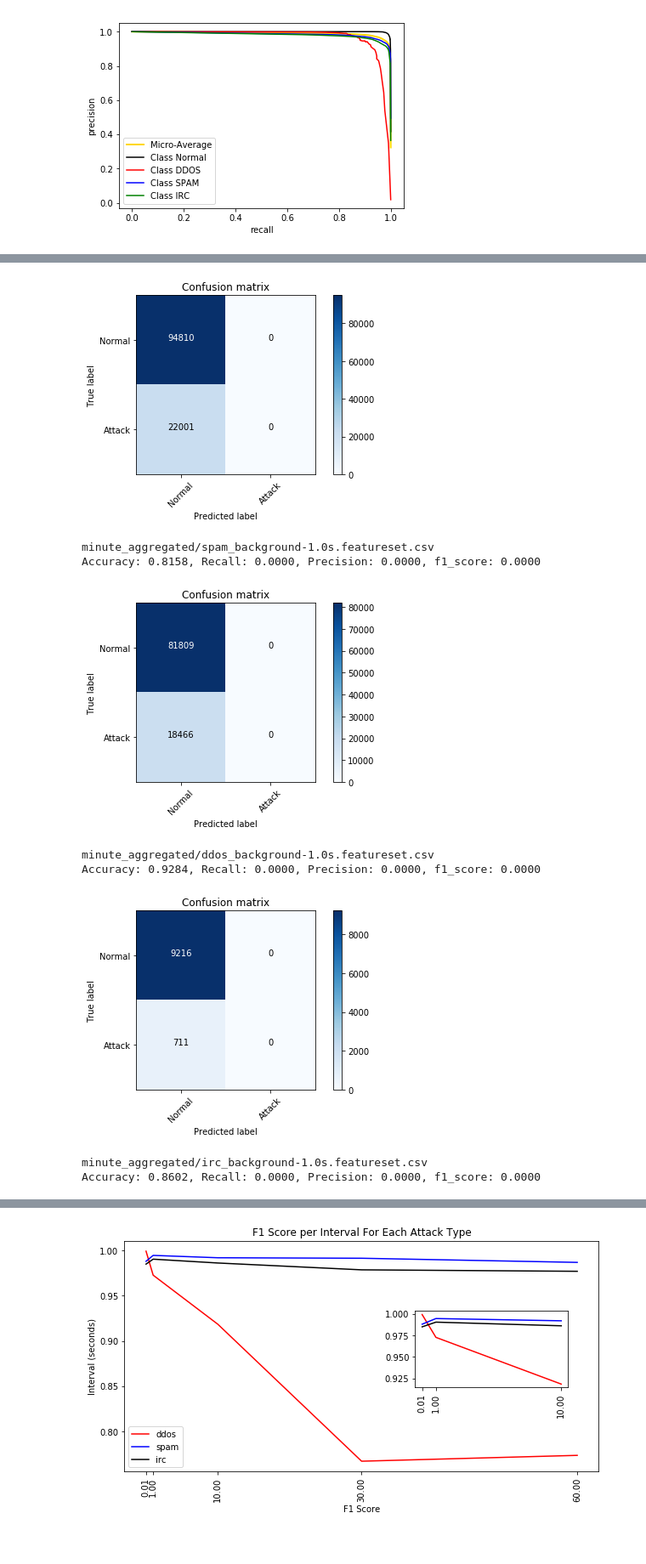
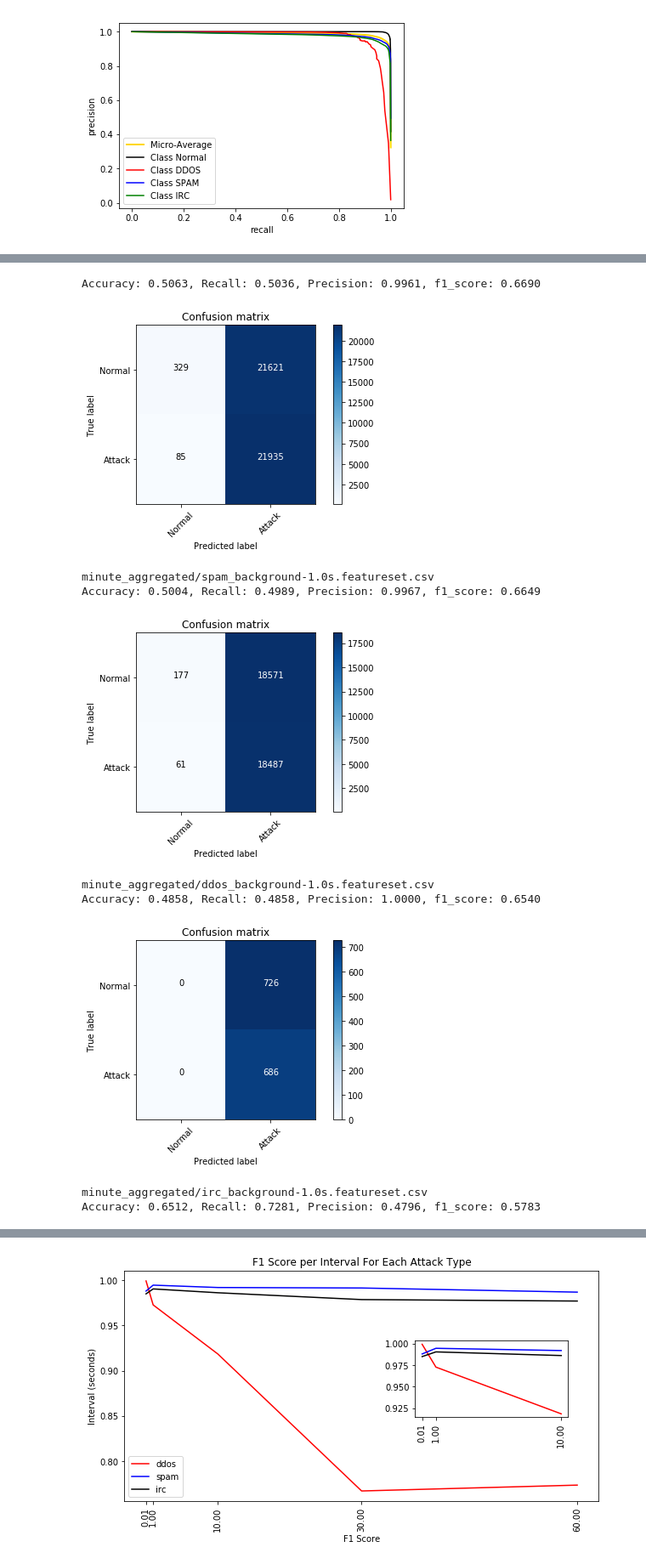
Before and after one commit to SpokenBanana/lambda-code, a Jupyter notebook: ddos-detection/Detecting Attacks.ipynb, the cells around one changed output, grey strips where cells are left out. Shown at 85% size. Drawn from its saved outputs; the diff is of its cells as text; code cells hidden in the pictures.

Commit message:
Added sampling background flows

```diff
--- a/ddos-detection/Detecting Attacks.ipynb
+++ b/ddos-detection/Detecting Attacks.ipynb
@@ -54,7 +55,7 @@ irc: 0.9811488466528542, 0.9558423900357214, 0.8635203909121648
 print('for deep learning')
 for f in files:
     print(f)
-    xtrain, xtest, ytrain, ytest = get_specific_features_from(f, Summarizer().features, has_bots_and_attack=f == 'minute_aggregated/all_background-1.0s.featureset.csv')
+    xtrain, xtest, ytrain, ytest = get_specific_features_from(f, Summarizer().features, has_bots_and_attack=f == 'minute_aggregated/all_background-1.0s.featureset.csv', sample=True)
     clf = dl_train(xtrain, ytrain)
     results = dl_test_dict(clf, xtest, ytest)
     print('Accuracy: {accuracy:.4f}, Recall: {recall:.4f}, Precision: {precision:.4f}, f1_score: {f1_score:.4f}'.format(**results), '\n')
@@ -66,9 +73,10 @@ Accuracy: 0.8117, Recall: 0.0000, Precision: 0.0000, f1_score: 0.0000
+Accuracy: 0.5063, Recall: 0.5036, Precision: 0.9961, f1_score: 0.6690
-[figure, old version]
+[figure, new version]
-minute_aggregated/spam_background-1.0s.featureset.csv
-Accuracy: 0.8158, Recall: 0.0000, Precision: 0.0000, f1_score: 0.0000
+minute_aggregated/spam_background-1.0s.featureset.csv
+Accuracy: 0.5004, Recall: 0.4989, Precision: 0.9967, f1_score: 0.6649
-[figure, old version]
+[figure, new version]
-minute_aggregated/ddos_background-1.0s.featureset.csv
-Accuracy: 0.9284, Recall: 0.0000, Precision: 0.0000, f1_score: 0.0000
+minute_aggregated/ddos_background-1.0s.featureset.csv
+Accuracy: 0.4858, Recall: 0.4858, Precision: 1.0000, f1_score: 0.6540
-[figure, old version]
+[figure, new version]
-minute_aggregated/irc_background-1.0s.featureset.csv
-Accuracy: 0.8602, Recall: 0.0000, Precision: 0.0000, f1_score: 0.0000
+minute_aggregated/irc_background-1.0s.featureset.csv
+Accuracy: 0.6512, Recall: 0.7281, Precision: 0.4796, f1_score: 0.5783
```
Also changed, not shown: parts of 2 cells of this notebook, 1 other file.
